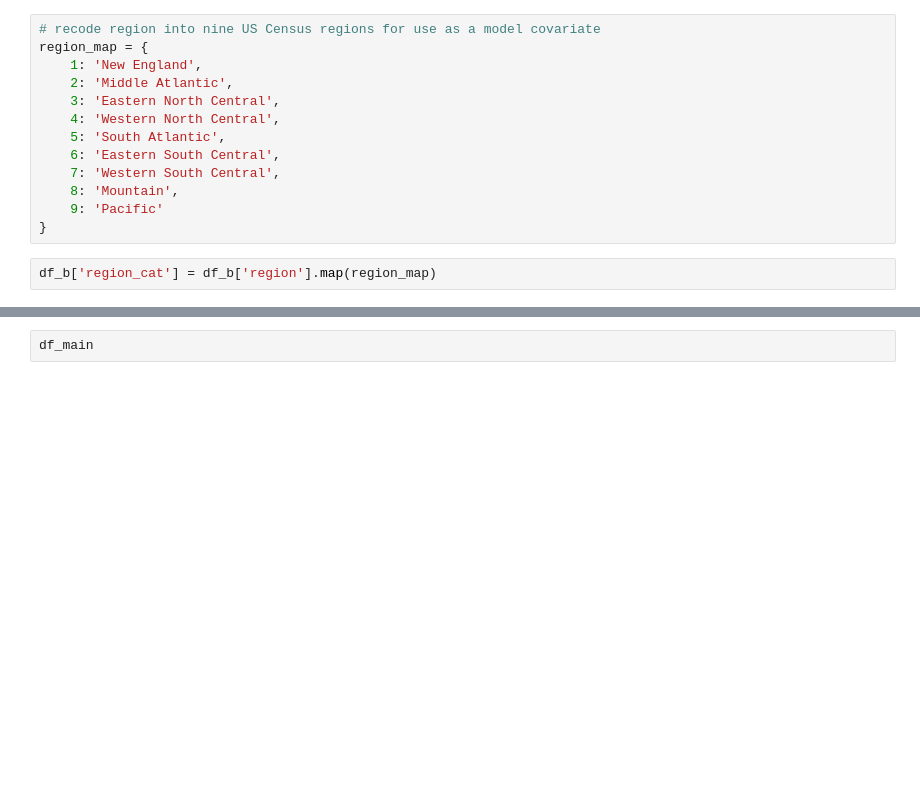
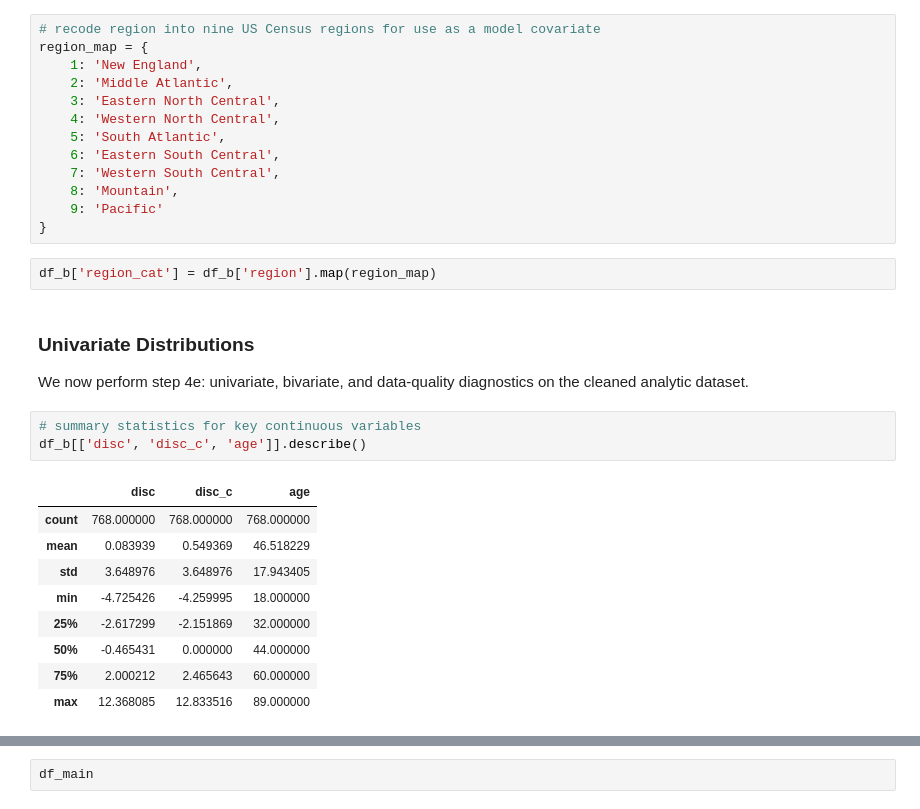
Before and after one commit to Mabus00/CSCI_6055_R, a Jupyter notebook: CSCI_6055_project.ipynb, the cells around one changed output, grey strips where cells are left out. Drawn from its saved outputs; the diff is of its cells as text; blank space fills up the shorter version.

```diff
--- a/CSCI_6055_project.ipynb
+++ b/CSCI_6055_project.ipynb
@@ -201,3 +183,20 @@ region_map = {
 }
 # %%
 df_b['region_cat'] = df_b['region'].map(region_map)
+# %% [markdown]
+### Univariate Distributions
+
+We now perform step 4e: univariate, bivariate, and data-quality diagnostics on the cleaned analytic dataset.
+# %%
+# summary statistics for key continuous variables
+df_b[['disc', 'disc_c', 'age']].describe()
+# %% [output]
+|  | disc | disc_c | age |
+| count | 768.000000 | 768.000000 | 768.000000 |
+| mean | 0.083939 | 0.549369 | 46.518229 |
+| std | 3.648976 | 3.648976 | 17.943405 |
+| min | -4.725426 | -4.259995 | 18.000000 |
+| 25% | -2.617299 | -2.151869 | 32.000000 |
+| 50% | -0.465431 | 0.000000 | 44.000000 |
+| 75% | 2.000212 | 2.465643 | 60.000000 |
+| max | 12.368085 | 12.833516 | 89.000000 |
```
Also changed, not shown: parts of 9 cells of this notebook.
